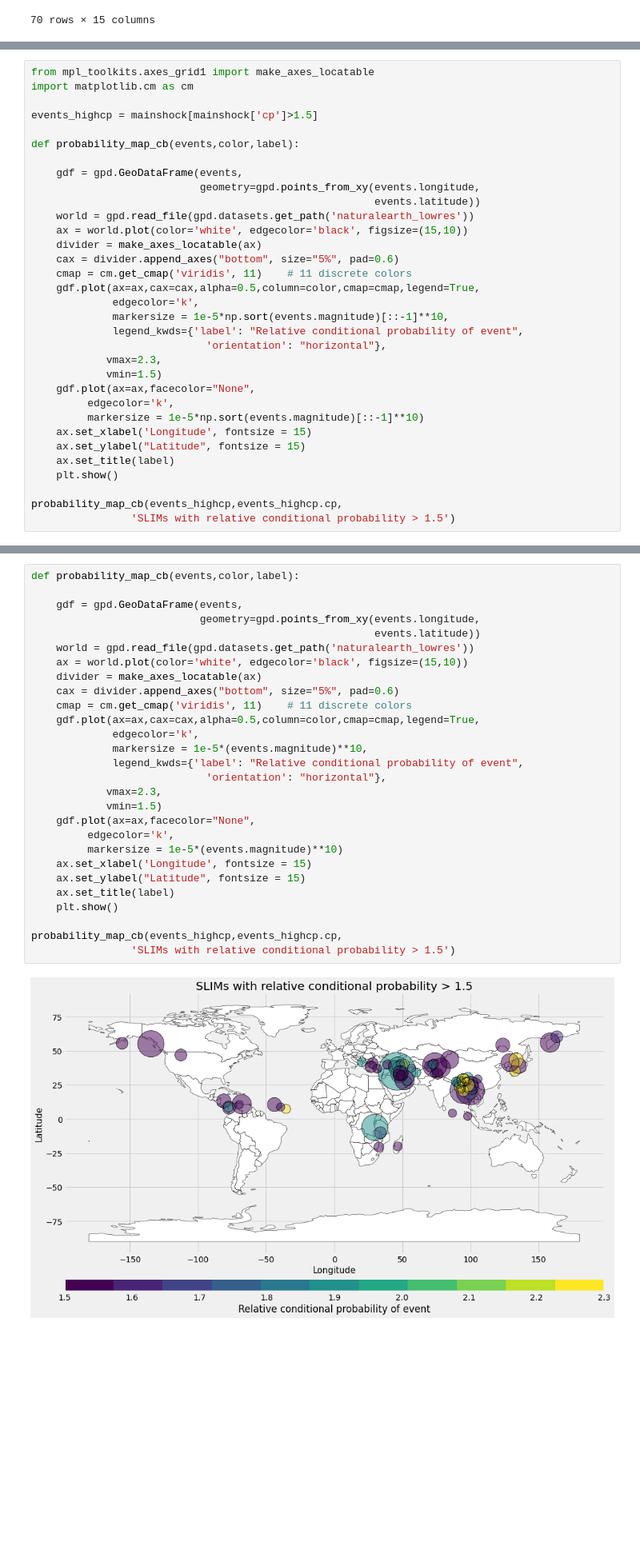
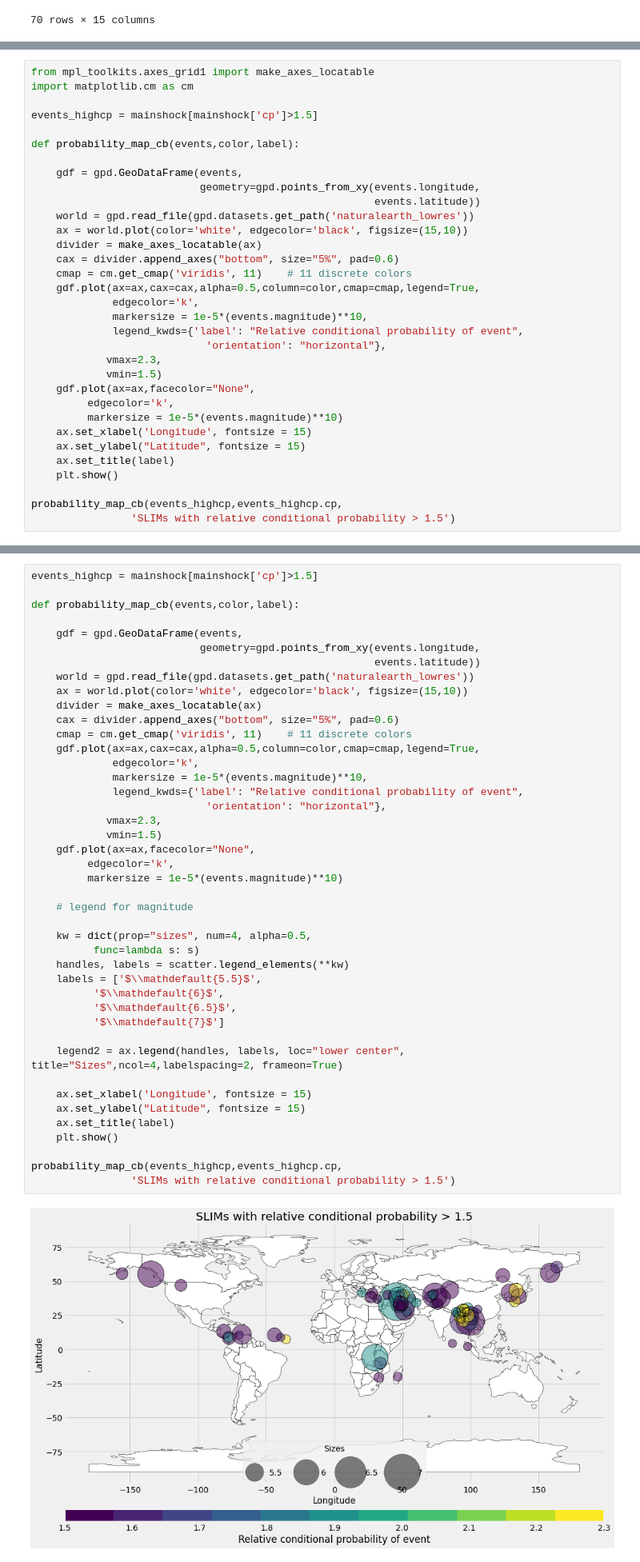
Before and after one commit to amandasyamsul/SLIQ, a Jupyter notebook: full-surface-load-mainshocks.ipynb, the cells around one changed output, grey strips where cells are left out. Shown at 80% size. Saved outputs shown, nothing was run; the diff lists cells and outputs as text; blank space fills up the shorter version.

```diff
--- a/full-surface-load-mainshocks.ipynb
+++ b/full-surface-load-mainshocks.ipynb
@@ -266,14 +295,14 @@ def probability_map_cb(events,color,label):
     cmap = cm.get_cmap('viridis', 11)    # 11 discrete colors
     gdf.plot(ax=ax,cax=cax,alpha=0.5,column=color,cmap=cmap,legend=True,
              edgecolor='k',
-             markersize = 1e-5*np.sort(events.magnitude)[::-1]**10,
+             markersize = 1e-5*(events.magnitude)**10,
              legend_kwds={'label': "Relative conditional probability of event",
                             'orientation': "horizontal"},
             vmax=2.3,
             vmin=1.5)
     gdf.plot(ax=ax,facecolor="None",
          edgecolor='k',
-         markersize = 1e-5*np.sort(events.magnitude)[::-1]**10)
+         markersize = 1e-5*(events.magnitude)**10)
     ax.set_xlabel('Longitude', fontsize = 15)
     ax.set_ylabel("Latitude", fontsize = 15)
     ax.set_title(label)
@@ -286,30 +315,45 @@ probability_map_cb(events_highcp,events_highcp.cp,
 # %%
+events_highcp = mainshock[mainshock['cp']>1.5]
+
 def probability_map_cb(events,color,label):
 
     gdf = gpd.GeoDataFrame(events,
                            geometry=gpd.points_from_xy(events.longitude,
                                                        events.latitude))
     world = gpd.read_file(gpd.datasets.get_path('naturalearth_lowres'))
     ax = world.plot(color='white', edgecolor='black', figsize=(15,10))
     divider = make_axes_locatable(ax)
     cax = divider.append_axes("bottom", size="5%", pad=0.6)
     cmap = cm.get_cmap('viridis', 11)    # 11 discrete colors
     gdf.plot(ax=ax,cax=cax,alpha=0.5,column=color,cmap=cmap,legend=True,
              edgecolor='k',
              markersize = 1e-5*(events.magnitude)**10,
              legend_kwds={'label': "Relative conditional probability of event",
                             'orientation': "horizontal"},
             vmax=2.3,
             vmin=1.5)
     gdf.plot(ax=ax,facecolor="None",
          edgecolor='k',
          markersize = 1e-5*(events.magnitude)**10)
+
+    # legend for magnitude
+
+    kw = dict(prop="sizes", num=4, alpha=0.5,
+          func=lambda s: s)
+    handles, labels = scatter.legend_elements(**kw)
+    labels = ['$\\mathdefault{5.5}$',
+          '$\\mathdefault{6}$',
+          '$\\mathdefault{6.5}$',
+          '$\\mathdefault{7}$']
+
+    legend2 = ax.legend(handles, labels, loc="lower center", title="Sizes",ncol=4,labelspacing=2, frameon=True)
+
     ax.set_xlabel('Longitude', fontsize = 15)
     ax.set_ylabel("Latitude", fontsize = 15)
     ax.set_title(label)
     plt.show()
 
 probability_map_cb(events_highcp,events_highcp.cp,
                 'SLIMs with relative conditional probability > 1.5')
 # %% [output]
-[figure, old version]
+[figure, new version]
```
Also changed, not shown: parts of 16 cells of this notebook.
